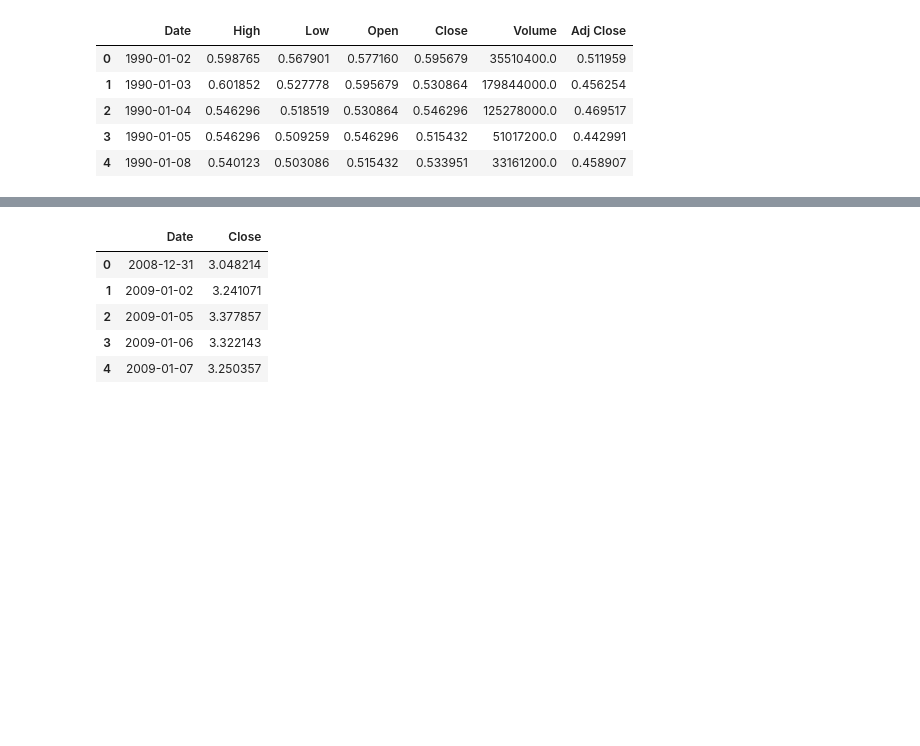
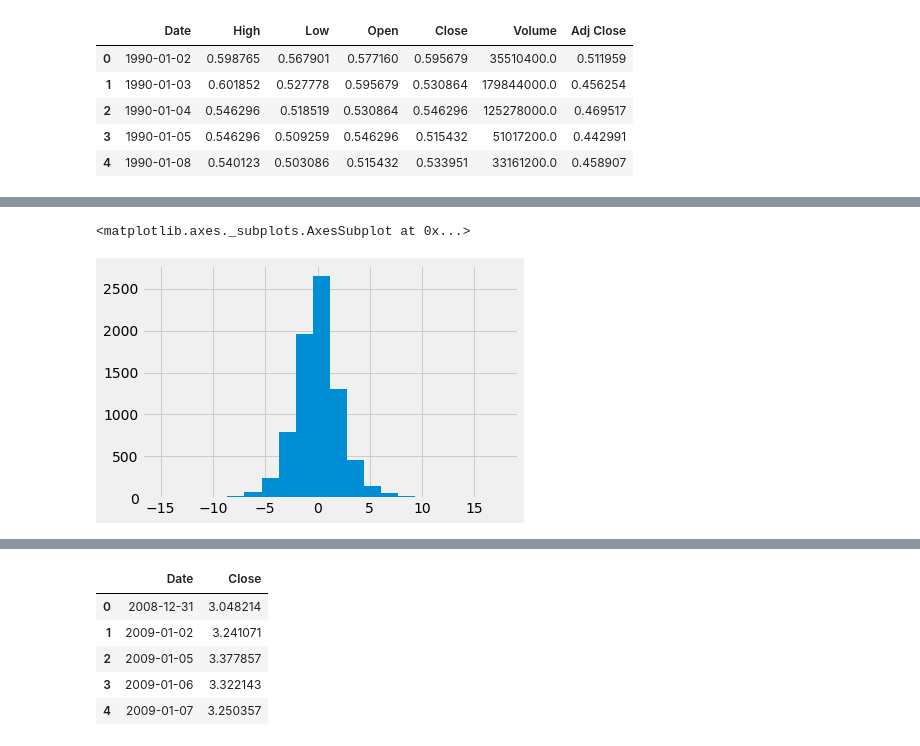
Before and after one commit to yuchild/erik_interviewqs, a Jupyter notebook: question_stocks_monte_carlo.ipynb, the cells around one changed output, grey strips where cells are left out. Saved outputs shown, nothing was run; the diff lists cells and outputs as text; code cells hidden in the pictures; blank space fills up the shorter version.

```diff
--- a/question_stocks_monte_carlo.ipynb
+++ b/question_stocks_monte_carlo.ipynb
@@ -150,0 +193,3 @@ hp.shape
+# %%
+hp = hp[['Date', 'Volume', 'diff_cumsum', 'Open', 'Close', 'difference', 'percent_change']]
+hp.head()
@@ -150,0 +289,3 @@ hp.shape
+# %%
+hp['Close_Shift1_Down'] = hp.Close.shift(1)
+hp.head()
@@ -150,0 +299,3 @@ hp.shape
+# %%
+hp['interday'] = hp.Close_Shift1_Down - hp.Open
+hp.head()
@@ -150,0 +326,3 @@ hp.shape
+# %%
+# fill null values with .fillna(0)
+hp = hp.fillna(0)
@@ -150,0 +385,5 @@ hp.shape
+# %%
+hp.percent_change.hist(bins = 20) # short way to graph histogram for pandas
+# %% [output]
+<matplotlib.axes._subplots.AxesSubplot at 0x...>
+[figure, added]
```
Also changed, not shown: parts of 37 cells of this notebook.
